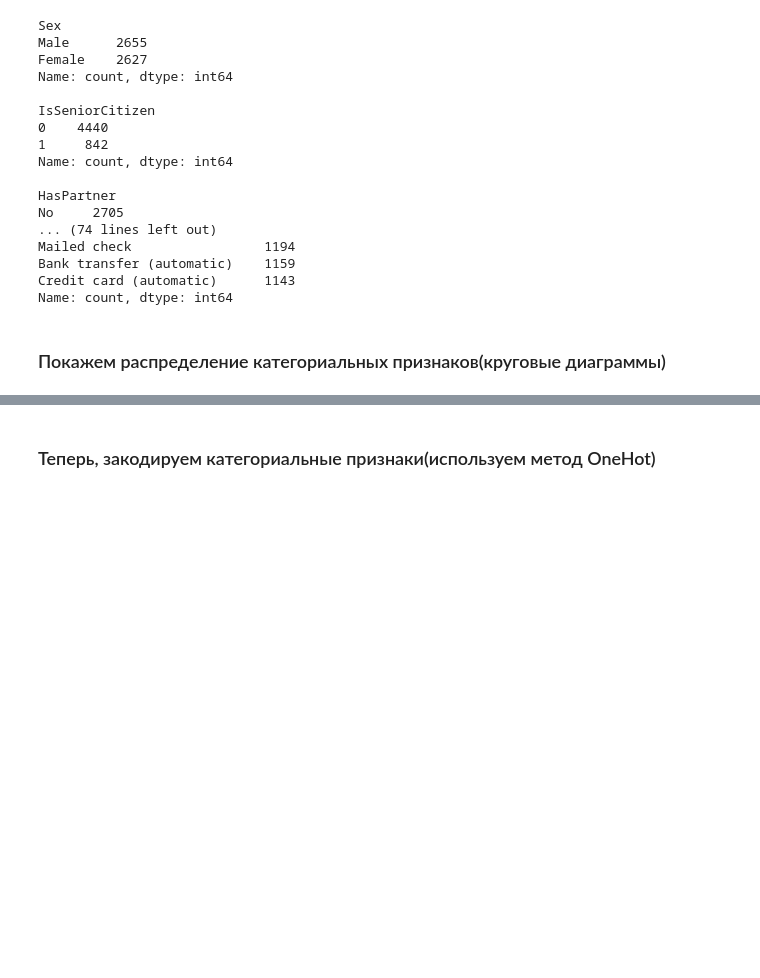
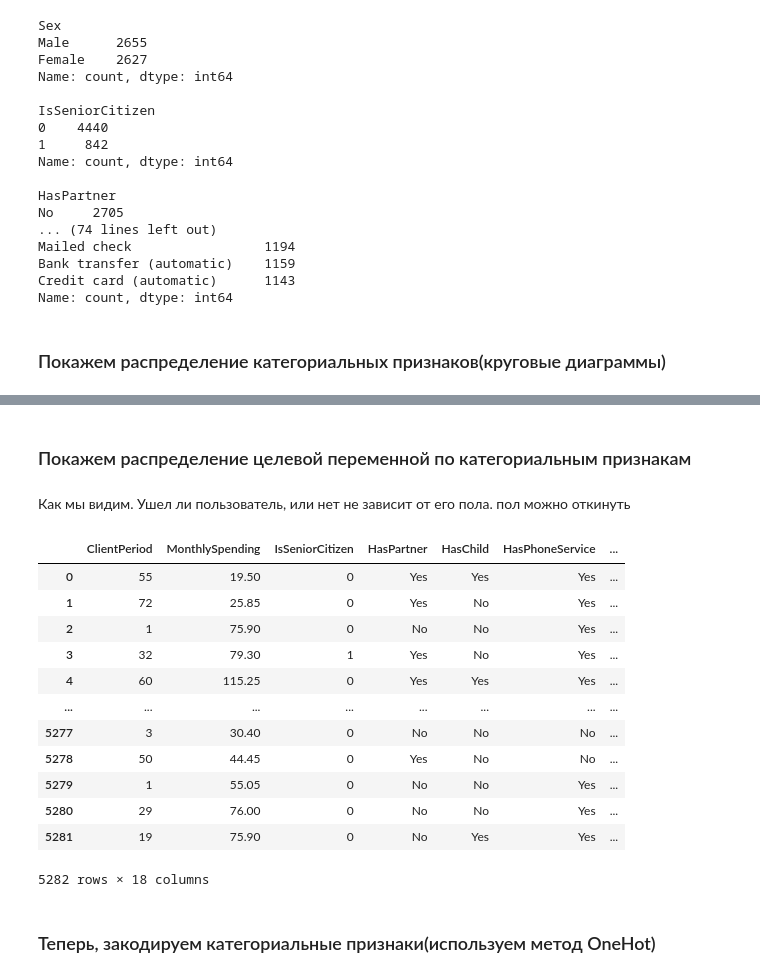
Before and after one commit to Chillibumbik/ML_study, a Jupyter notebook: first_practical_task/classif_synthetic.ipynb, the cells around one changed output, grey strips where cells are left out. Saved outputs shown, nothing was run; the diff lists cells and outputs as text; code cells hidden in the pictures; blank space fills up the shorter version.

```diff
--- a/first_practical_task/classif_synthetic.ipynb
+++ b/first_practical_task/classif_synthetic.ipynb
@@ -208,0 +210,2 @@ plt.show()
+# %% [markdown]
+### Покажем распределение целевой переменной по категориальным признакам
@@ -209,3 +231,22 @@ plt.show()
+# %% [markdown]
+Как мы видим. Ушел ли пользователь, или нет не зависит от его пола. пол можно откинуть
+# %%
+train.drop('Sex', axis=1, inplace=True)
+train
+# %% [output]
+|  | ClientPeriod | MonthlySpending | IsSeniorCitizen | HasPartner | HasChild | HasPhoneService | ... |
+| 0 | 55 | 19.50 | 0 | Yes | Yes | Yes | ... |
+| 1 | 72 | 25.85 | 0 | Yes | No | Yes | ... |
+| 2 | 1 | 75.90 | 0 | No | No | Yes | ... |
+| 3 | 32 | 79.30 | 1 | Yes | No | Yes | ... |
+| 4 | 60 | 115.25 | 0 | Yes | Yes | Yes | ... |
+| ... | ... | ... | ... | ... | ... | ... | ... |
+| 5277 | 3 | 30.40 | 0 | No | No | No | ... |
+| 5278 | 50 | 44.45 | 0 | Yes | No | No | ... |
+| 5279 | 1 | 55.05 | 0 | No | No | Yes | ... |
+| 5280 | 29 | 76.00 | 0 | No | No | Yes | ... |
+| 5281 | 19 | 75.90 | 0 | No | Yes | Yes | ... |
+5282 rows × 18 columns
 # %% [markdown]
 ### Теперь, закодируем категориальные признаки(используем метод OneHot)
 # %%
```
Also changed, not shown: parts of 2 cells of this notebook, 5 other files.
